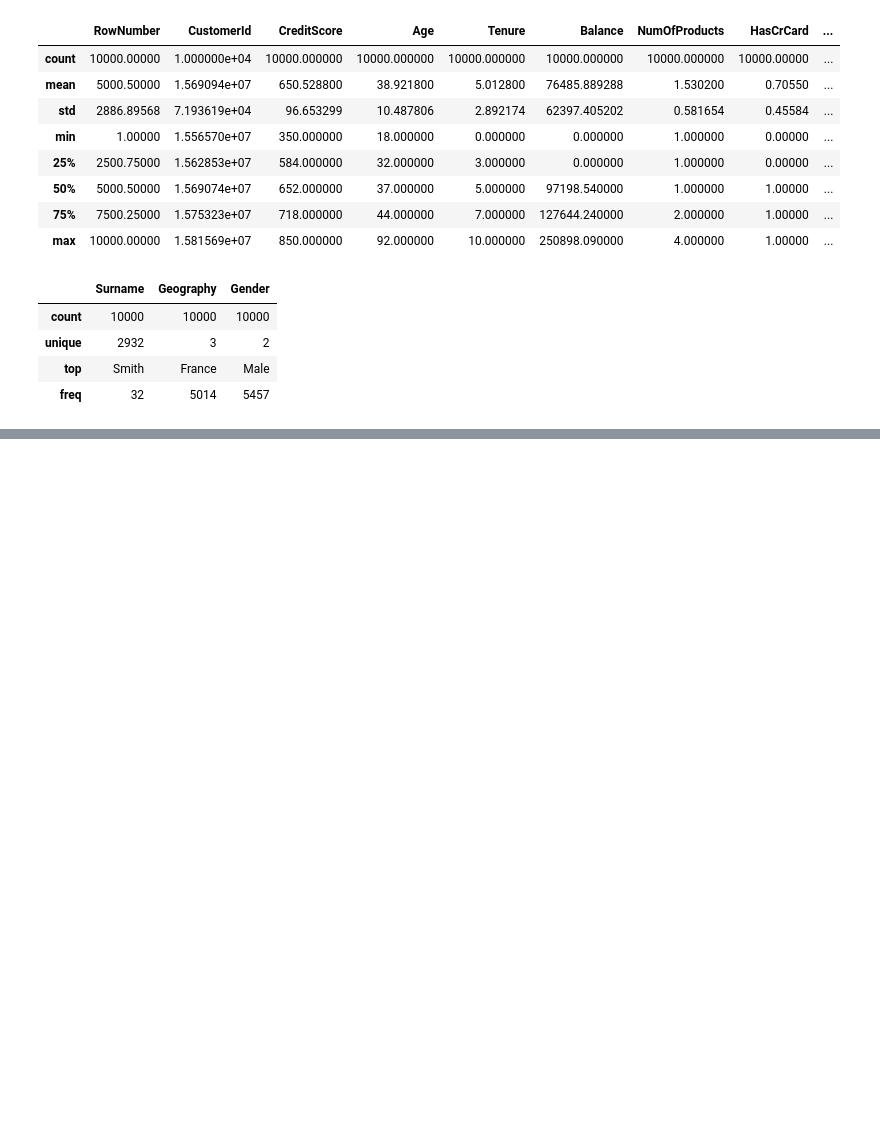
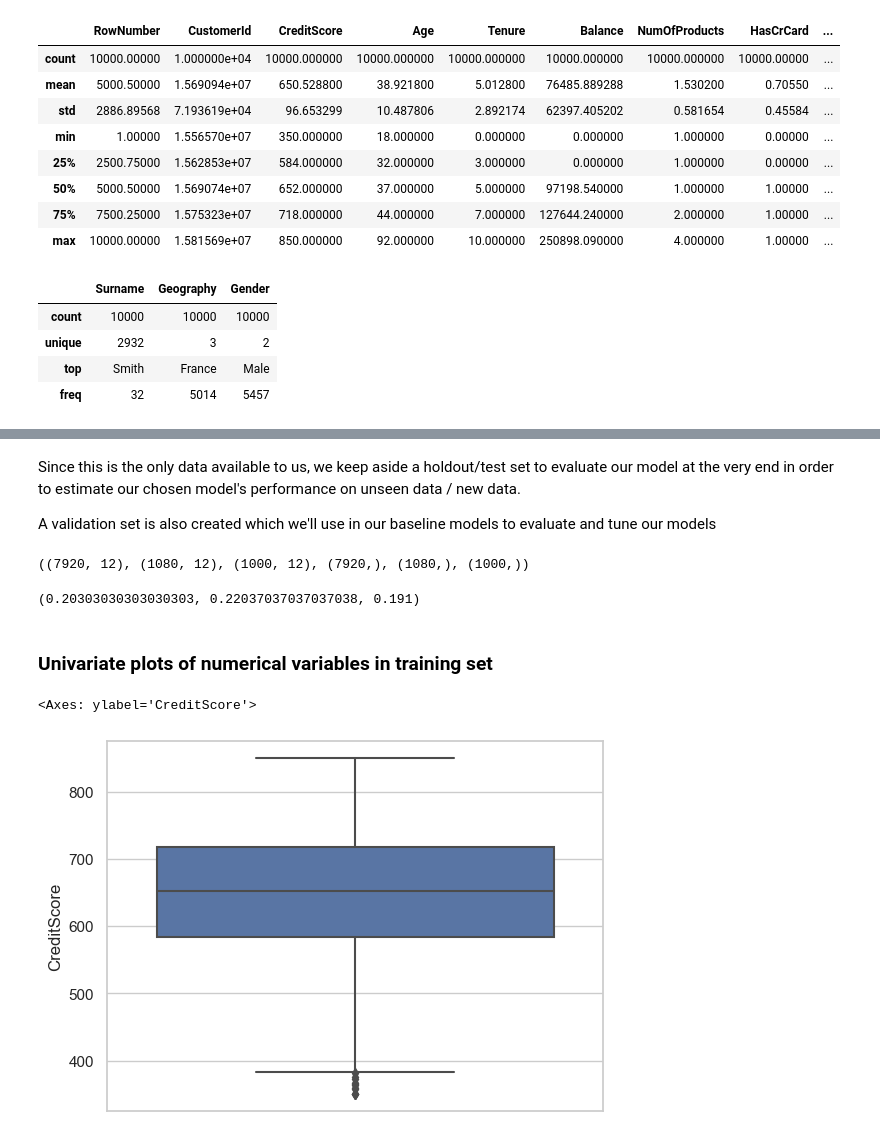
Before and after one commit to Pradipwasre/MLOps--Customer-churn-Analysis-using-Ensemble-Techniques, a Jupyter notebook: Notebook.ipynb, the cells around one changed output, grey strips where cells are left out. Saved outputs shown, nothing was run; the diff lists cells and outputs as text; code cells hidden in the pictures; blank space fills up the shorter version.

```diff
--- a/Notebook.ipynb
+++ b/Notebook.ipynb
@@ -119,0 +152,6 @@ df.describe(include = ['O'])
+# %%
+# Separating out different columns into various categories as defined above
+target_var = ['Exited']
+cols_to_remove = ['RowNumber', 'CustomerId']
+num_feats = ['CreditScore', 'Age', 'Tenure', 'Balance', 'NumOfProducts', 'EstimatedSalary']
+cat_feats = ['Surname', 'Geography', 'Gender', 'HasCrCard', 'IsActiveMember']
@@ -119,0 +160,4 @@ df.describe(include = ['O'])
+# %%
+## Separating out target variable and removing the non-essential columns
+y = df[target_var].values
+df.drop(cols_to_remove, axis=1, inplace=True)
@@ -119,0 +179,4 @@ df.describe(include = ['O'])
+# %% [markdown]
+Since this is the only data available to us, we keep aside a holdout/test set to evaluate our model at the very end in order to estimate our chosen model's performance on unseen data / new data.
+
+A validation set is also created which we'll use in our baseline models to evaluate and tune our models
@@ -119,0 +185,21 @@ df.describe(include = ['O'])
+# %%
+## Keeping aside a test/holdout set
+df_train_val, df_test, y_train_val, y_test = train_test_split(df, y.ravel(), test_size = 0.1, random_state = 42)
+
+## Splitting into train and validation set
+df_train, df_val, y_train, y_val = train_test_split(df_train_val, y_train_val, test_size = 0.12, random_state = 42)
+# %%
+df_train.shape, df_val.shape, df_test.shape, y_train.shape, y_val.shape, y_test.shape
+np.mean(y_train), np.mean(y_val), np.mean(y_test)
+# %% [output]
+((7920, 12), (1080, 12), (1000, 12), (7920,), (1080,), (1000,))
+(0.20303030303030303, 0.22037037037037038, 0.191)
+# %% [markdown]
+### Univariate plots of numerical variables in training set
+# %%
+## CreditScore
+sns.set(style="whitegrid")
+sns.boxplot(y = df_train['CreditScore'])
+# %% [output]
+<Axes: ylabel='CreditScore'>
+[figure, added]
```
Also changed, not shown: parts of 21 cells of this notebook.
